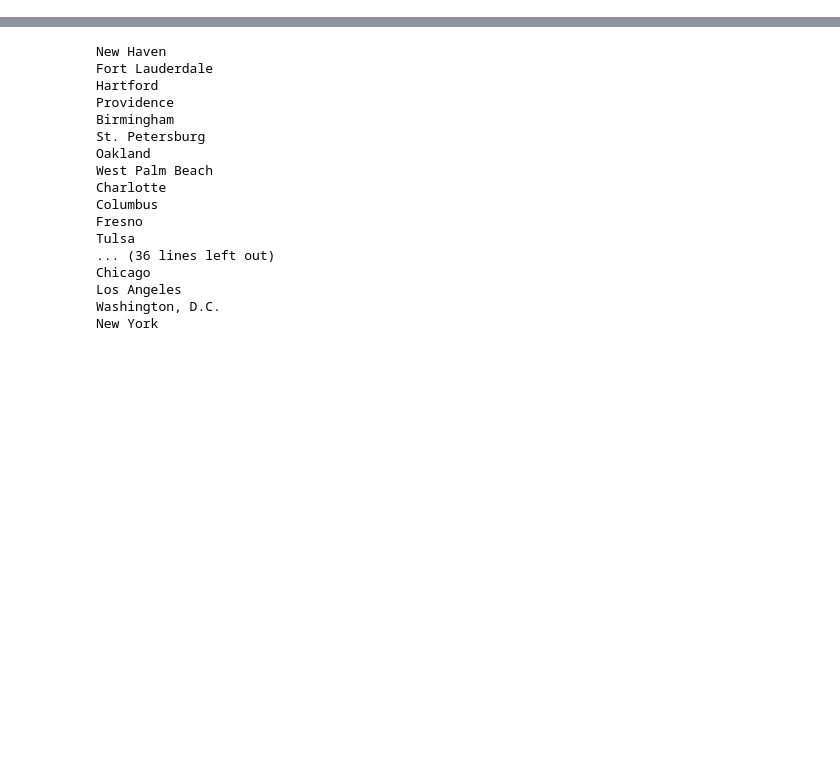
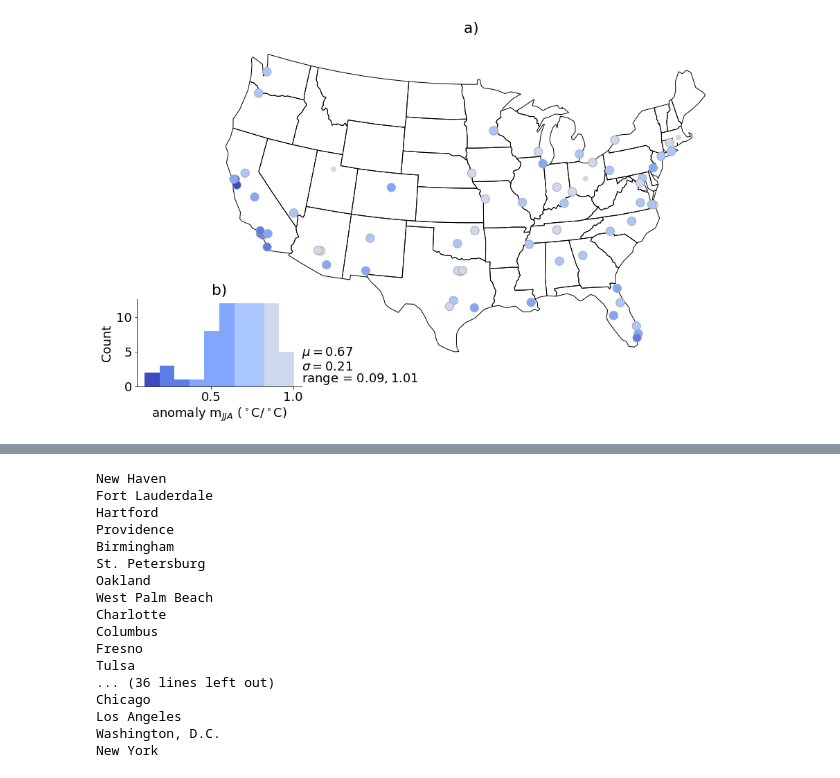
Before and after one commit to gottscott/heat, a Jupyter notebook: PaperFigures.ipynb, the cells around one changed output, grey strips where cells are left out. Saved outputs shown, nothing was run; the diff lists cells and outputs as text; code cells hidden in the pictures; blank space fills up the shorter version.

```diff
--- a/PaperFigures.ipynb
+++ b/PaperFigures.ipynb
@@ -681,0 +1142,10 @@ mean_summer_tvsdt = np.nan*np.ones([paired_df.shape[0], 3])
+# %%
+#### supplemental figures
+
+data = results_df['anom_slope']#.drop(drop_cities, axis = 0)['Anomaly m']
+fig = map_hist_plot(data, paired_df, title = 'Response of Anomaly $\Delta T$ to Temperature Change',
+                    data_label = 'anomaly m$_{JJA}$ ($^\circ$C$ / ^\circ $C)',
+                   c_insignificant = results_df[results_df['anom_pvalueT']>0.05])
+plt.savefig(results_filepath+ 'anomalyJJAslopes.pdf', bbox_inches='tight')
+# %% [output]
+[figure, added]
```
Also changed, not shown: parts of 51 cells of this notebook, 2 other files.
